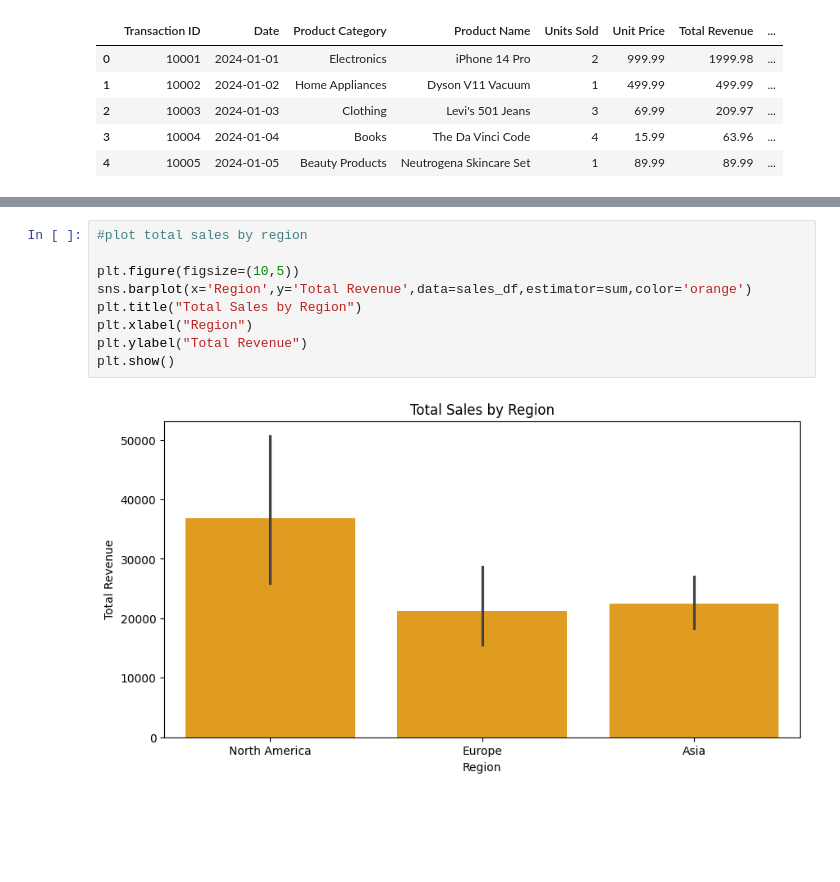
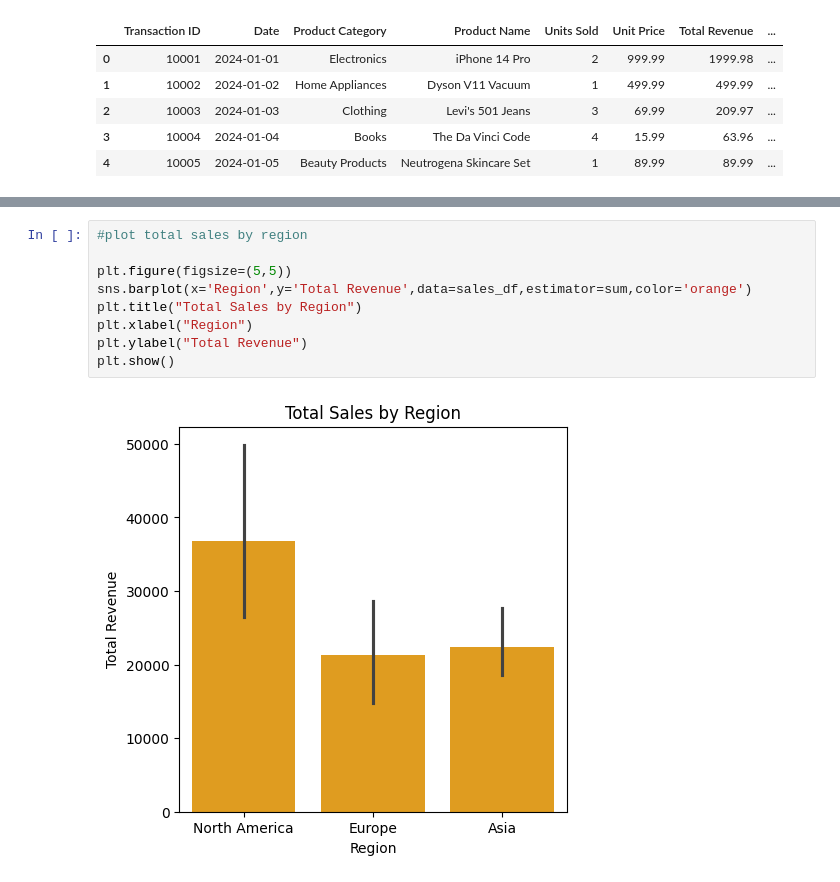
Before and after one commit to Ranjithselva-raj/Learn_Python, a Jupyter notebook: 12_Numpy_Pandas_Matplotlib_Seaborn/6.Seaborn.ipynb, the cells around one changed output, grey strips where cells are left out. Saved outputs shown, nothing was run; the diff lists cells and outputs as text; blank space fills up the shorter version.

```diff
--- a/12_Numpy_Pandas_Matplotlib_Seaborn/6.Seaborn.ipynb
+++ b/12_Numpy_Pandas_Matplotlib_Seaborn/6.Seaborn.ipynb
@@ -129,11 +129,11 @@ plt.show()
 # %%
 #plot total sales by region
 
-plt.figure(figsize=(10,5))
+plt.figure(figsize=(5,5))
 sns.barplot(x='Region',y='Total Revenue',data=sales_df,estimator=sum,color='orange')
 plt.title("Total Sales by Region")
 plt.xlabel("Region")
 plt.ylabel("Total Revenue")
 plt.show()
 # %% [output]
-[figure, old version]
+[figure, new version]
```
Also changed, not shown: parts of 2 cells of this notebook, 1 other file.
